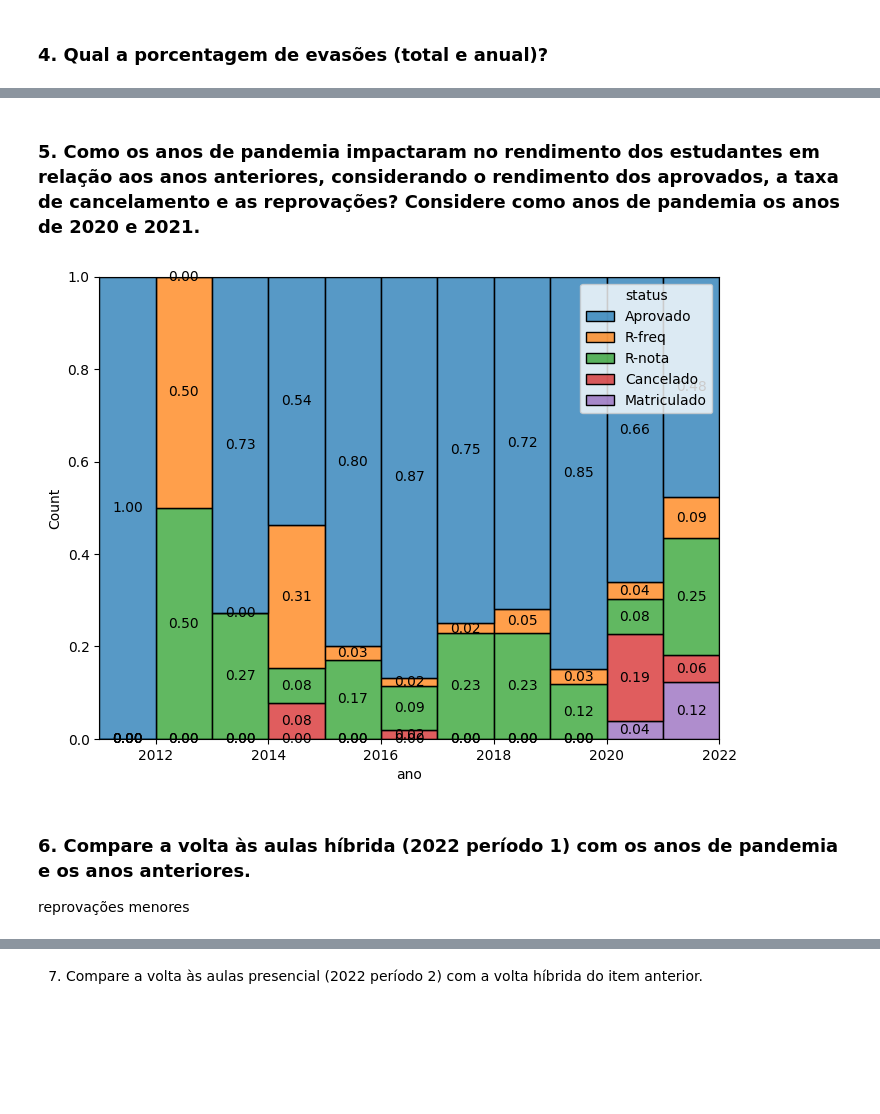
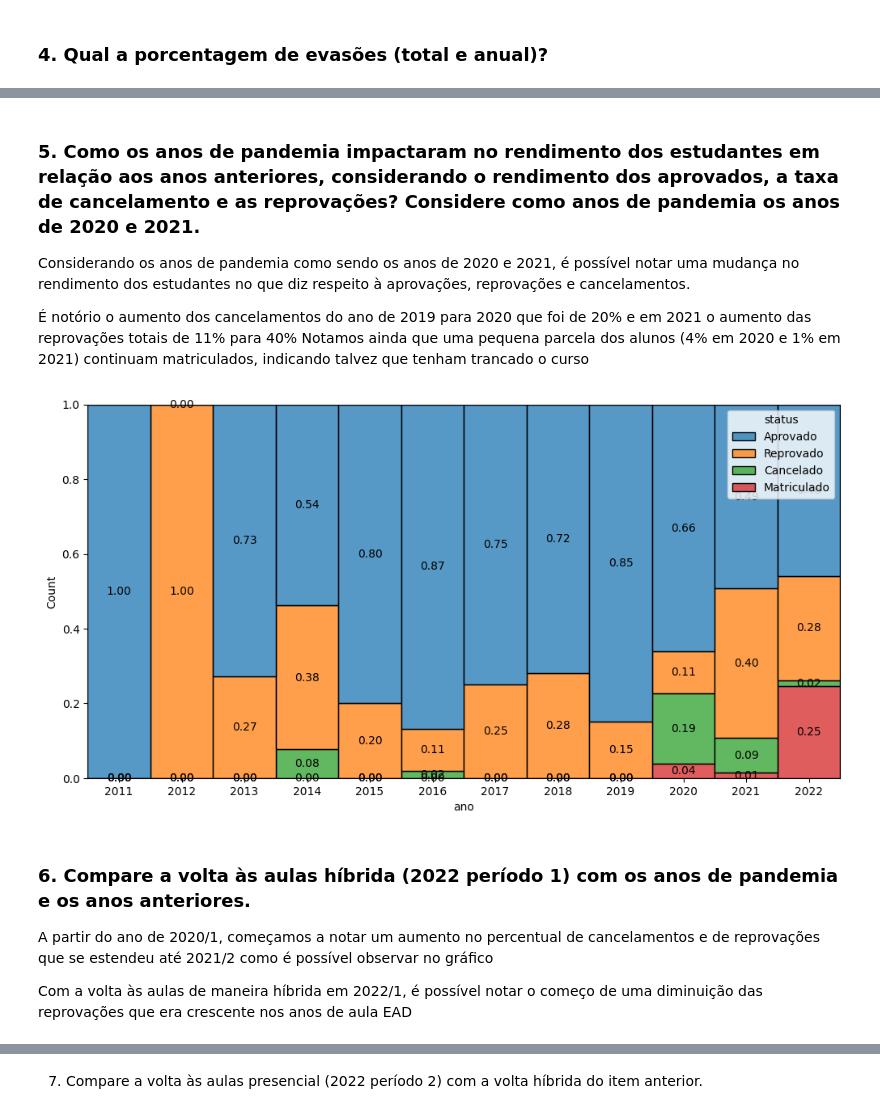
Before and after one commit to ArthurMesquita96/DSBD, a Jupyter notebook: linguagem-de-programacao/trabalhos/trabalho1/trabalho1.ipynb, the cells around one changed output, grey strips where cells are left out. Saved outputs shown, nothing was run; the diff lists cells and outputs as text; code cells hidden in the pictures; blank space fills up the shorter version.

```diff
--- a/linguagem-de-programacao/trabalhos/trabalho1/trabalho1.ipynb
+++ b/linguagem-de-programacao/trabalhos/trabalho1/trabalho1.ipynb
@@ -235,7 +217,7 @@ plt.legend()
 # %% [markdown]
 ### 2. Qual é a média de nota dos reprovados por nota (período total e ano)?
 # %%
-df_aux = df.loc[df['status'].isin(['R-freq', 'R-nota']), ['ano', 'nota']].groupby('ano').mean().reset_index()
+df_aux = df.loc[df['status'].isin(['R-nota']), ['ano', 'nota']].groupby('ano').mean().reset_index()
 df_aux['media_reprovados'] = df_aux['nota'].mean()
 
 plt.figure(figsize = (8,6))
@@ -246,7 +228,7 @@ for i in g.containers:
     g.bar_label(container=i, label_type='edge', color='black', fmt='%.1f')
 
 sns.lineplot(df_aux['media_reprovados'], linestyle='--', color = 'chocolate', label = 'Média Geral')
-plt.figtext(0.15,df_aux['media_reprovados'].max()/df_aux['nota'].max() ,round(df_aux['media_reprovados'].mean(),1), color='chocolate')
+plt.figtext(0.85,df_aux['media_reprovados'].max()/df_aux['nota'].max()-0.1 ,round(df_aux['media_reprovados'].mean(),1), color='chocolate')
 
 plt.legend();
 # %% [output]
@@ -260,6 +238,6 @@ df_aux['media_reprovados'].max()/df_aux['frequencia'].max()
 # %%
-df_aux = df.loc[df['status'].isin(['R-freq', 'R-nota']), ['ano', 'frequencia']].groupby('ano').mean().reset_index()
-df_aux['media_reprovados'] = df.loc[df['status'].isin(['R-freq', 'R-nota']), 'frequencia'].mean()
+df_aux = df.loc[df['status'].isin(['R-nota']), ['ano', 'frequencia']].groupby('ano').mean().reset_index()
+df_aux['media_reprovados'] = df.loc[df['status'].isin(['R-nota']), 'frequencia'].mean()
 
 plt.figure(figsize = (8,6))
 plt.title('Média de Frequencia dos Alunos Reprovados por Ano')
@@ -268,8 +246,8 @@ g = sns.barplot(x='ano', y='frequencia', data = df_aux, label = 'Média por Peri
 for i in g.containers:
     g.bar_label(container=i, label_type='edge', color='black', fmt='%.1f')
 
-sns.lineplot(df_aux['media_reprovados'], linestyle='--', color = 'chocolate', label = 'Média Geral')
-plt.figtext(0.15,df_aux['media_reprovados'].max()/df_aux['frequencia'].max() -0.08 ,round(df_aux['media_reprovados'].mean(),1), color='chocolate')
+sns.lineplot(df_aux['media_reprovados'], linestyle='--', color = 'orange', label = 'Média Geral')
+plt.figtext(0.17,df_aux['media_reprovados'].max()/df_aux['frequencia'].max() -0.17 ,round(df_aux['media_reprovados'].mean(),1), color='orange')
 
 plt.legend();
 # %% [output]
@@ -311,18 +274,26 @@ plt.legend();
 # %% [markdown]
 ### 5. Como os anos de pandemia impactaram no rendimento dos estudantes em relação aos anos anteriores, considerando o rendimento dos aprovados, a taxa de cancelamento e as reprovações? Considere como anos de pandemia os anos de 2020 e 2021.
+
+Considerando os anos de pandemia como sendo os anos de 2020 e 2021, é possível notar uma mudança no rendimento dos estudantes no que diz respeito à aprovações, reprovações e cancelamentos.
+
+É notório o aumento dos cancelamentos do ano de 2019 para 2020 que foi de 20% e em 2021 o aumento das reprovações totais de 11% para 40%
+Notamos ainda que uma pequena parcela dos alunos (4% em 2020 e 1% em 2021) continuam matriculados, indicando talvez que tenham trancado o curso
 # %%
 df_aux = df.copy()
-# df_aux['status'] = df_aux['status'].replace({'R-freq':'Reprovado','R-nota':'Reprovado'})
+df_aux['ano'] = df_aux['ano'].astype('str')
+df_aux['status'] = df_aux['status'].replace({'R-freq':'Reprovado','R-nota':'Reprovado'})
 
-plt.figure(figsize = (8,6))
-g = sns.histplot(x = 'ano', hue = 'status', multiple = 'fill', data = df_aux, bins=len(df_aux['ano'].unique())-1)
+plt.figure(figsize = (12,6))
+g = sns.histplot(x = 'ano', hue = 'status', multiple = 'fill', data = df_aux.sort_values('ano'), bins=len(df_aux['ano'].unique())-1)
 for i in g.containers:
     g.bar_label(i, label_type = 'center', fmt = '%.2f', color='black')
 # %% [output]
-[figure, old version]
+[figure, new version]
-# %% [markdown]
-### 6. Compare a volta às aulas híbrida (2022 período 1) com os anos de pandemia e os anos anteriores.
-
-reprovações menores
+# %% [markdown]
+### 6. Compare a volta às aulas híbrida (2022 período 1) com os anos de pandemia e os anos anteriores.
+
+A partir do ano de 2020/1, começamos a notar um aumento no percentual de cancelamentos e de reprovações que se estendeu até 2021/2 como é possível observar no gráfico
+
+Com a volta às aulas de maneira híbrida em 2022/1, é possível notar o começo de uma diminuição das reprovações que era crescente nos anos de aula EAD
 # %%
 df_aux = df.copy()
```
Also changed, not shown: parts of 10 cells of this notebook, 32 other files.
